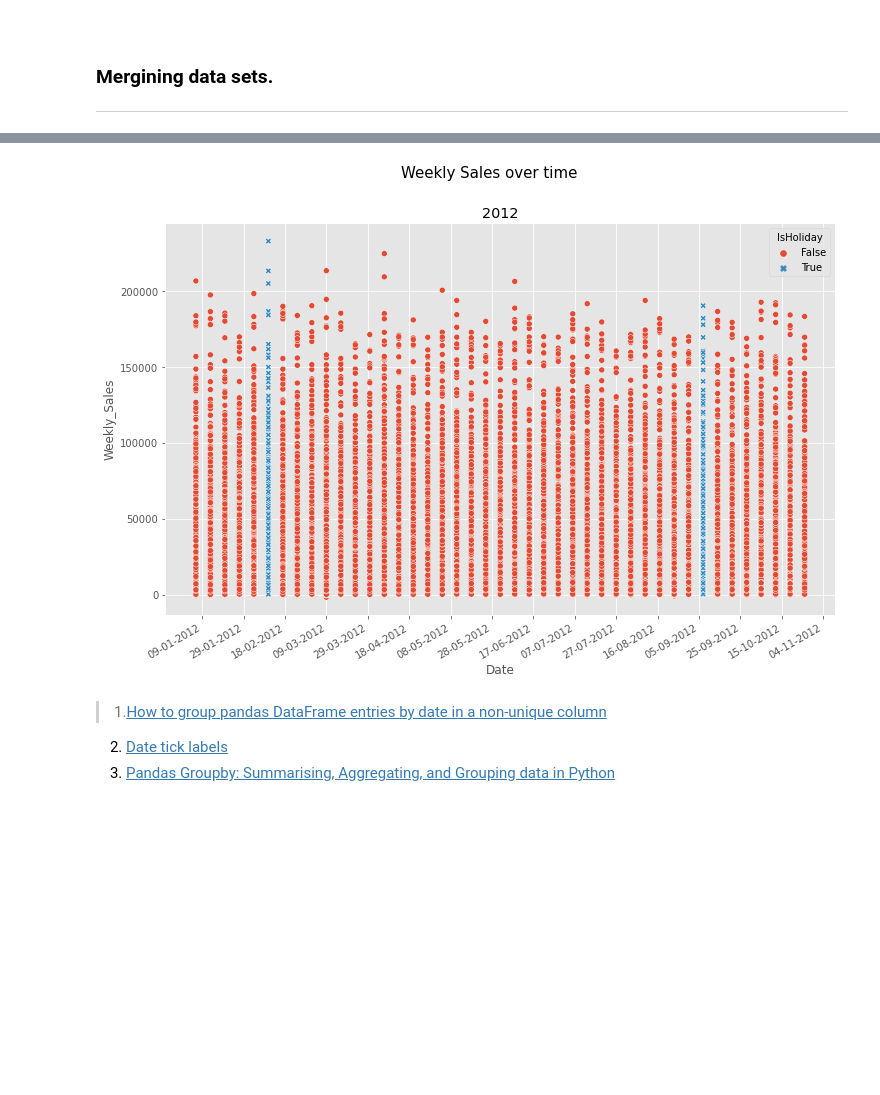
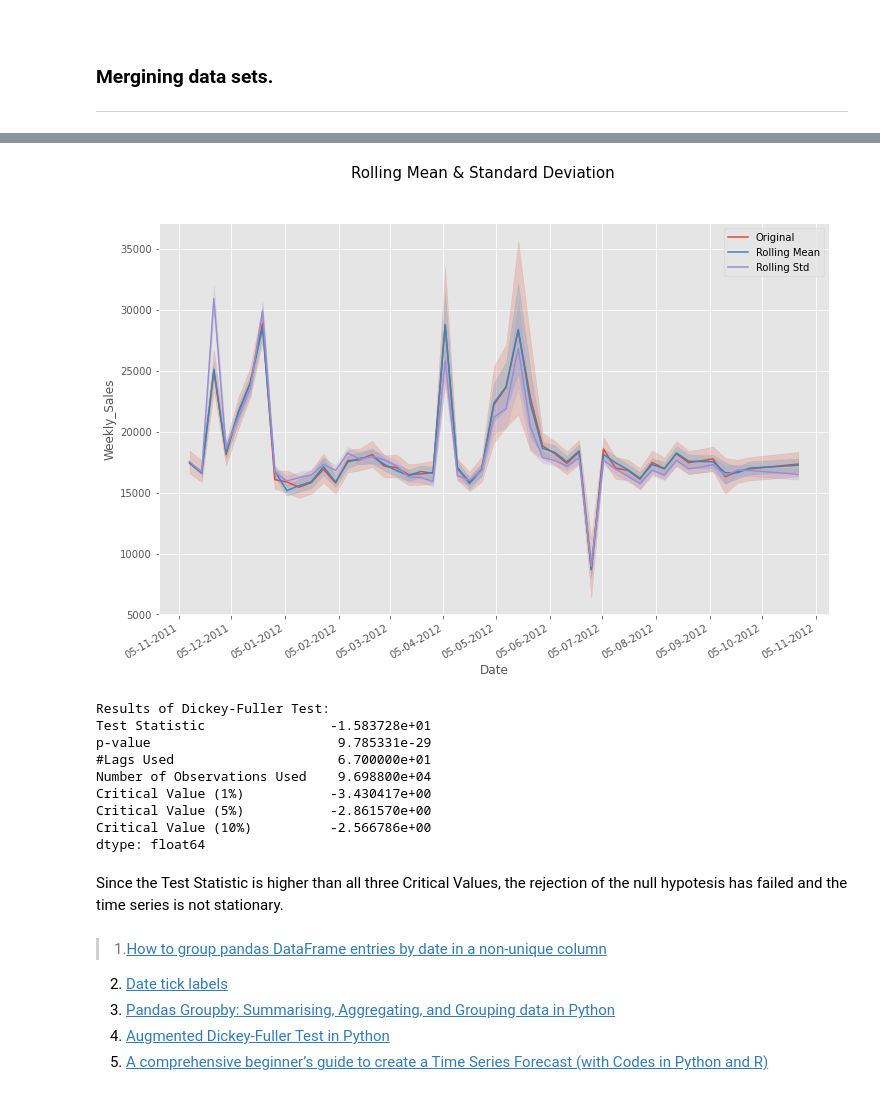
Before and after one commit to olgarozhdestvina/Sales-Forecasting, a Jupyter notebook: Sales Forecasting using Walmart Dataset.ipynb, the cells around one changed output, grey strips where cells are left out. Drawn from its saved outputs; the diff is of its cells as text; code cells hidden in the pictures; blank space fills up the shorter version.

```diff
--- a/Sales Forecasting using Walmart Dataset.ipynb
+++ b/Sales Forecasting using Walmart Dataset.ipynb
@@ -431,8 +330,50 @@ plot_by_year(year_2011, "2011")
-# %%
-plot_by_year(year_2012, "2012")
-# %% [output]
-[figure, removed]
+# %%
+def test_stationarity(ts):
+    # Create a figure and axis.
+    fig, ax = plt.subplots()
+    fig.suptitle('Rolling Mean & Standard Deviation')
+
+    # Date Format.
+    date_format(ax,5)
+    fig.autofmt_xdate()
+
+    # Determing rolling statistics
+    rolmean = ts.rolling(12).mean()
+    rolstd = ts.rolling(12).std()
+
+    # Plot rolling statistics:
+    sns.lineplot(data=df, x="Date", y="Weekly_Sales", ax=ax, label='Original')
+    sns.lineplot(data=df, x="Date", y=rolmean, ax=ax, label='Rolling Mean')
+    sns.lineplot(data=df, x="Date", y=rolstd, ax=ax, label = 'Rolling Std')
+
+    # Show the plot
+    plt.show()
+
+    #Perform Dickey-Fuller test:
+    print('Results of Dickey-Fuller Test:')
+    dftest = adfuller(ts, autolag='AIC')
+    dfoutput = pd.Series(dftest[0:4], index=['Test Statistic','p-value','#Lags Used','Number of Observations Used'])
+    for key,value in dftest[4].items():
+        dfoutput[f'Critical Value ({key})'] = value
+    print(dfoutput)
+
+test_stationarity(df['Weekly_Sales'])
+# %% [output]
+[figure, added]
+Results of Dickey-Fuller Test:
+Test Statistic                -1.583728e+01
+p-value                        9.785331e-29
+#Lags Used                     6.700000e+01
+Number of Observations Used    9.698800e+04
+Critical Value (1%)           -3.430417e+00
+Critical Value (5%)           -2.861570e+00
+Critical Value (10%)          -2.566786e+00
+dtype: float64
+# %% [markdown]
+Since the Test Statistic is higher than all three Critical Values, the rejection of the null hypotesis has failed and the time series is not stationary.
 # %% [markdown]
 > 1.[How to group pandas DataFrame entries by date in a non-unique column](https://stackoverflow.com/questions/11391969/how-to-group-pandas-dataframe-entries-by-date-in-a-non-unique-column)<br>
 2. [Date tick labels](https://matplotlib.org/3.1.1/gallery/text_labels_and_annotations/date.html)<br>
-3. [Pandas Groupby: Summarising, Aggregating, and Grouping data in Python](https://www.shanelynn.ie/summarising-aggregation-and-grouping-data-in-python-pandas/#multiple-statistics-per-group)
+3. [Pandas Groupby: Summarising, Aggregating, and Grouping data in Python](https://www.shanelynn.ie/summarising-aggregation-and-grouping-data-in-python-pandas/#multiple-statistics-per-group)<br>
+4. [Augmented Dickey-Fuller Test in Python](http://www.hackdeploy.com/augmented-dickey-fuller-test-in-python/)<br>
+5. [A comprehensive beginner’s guide to create a Time Series Forecast (with Codes in Python and R)](https://www.analyticsvidhya.com/blog/2016/02/time-series-forecasting-codes-python/)
```
Also changed, not shown: parts of 22 cells of this notebook.
